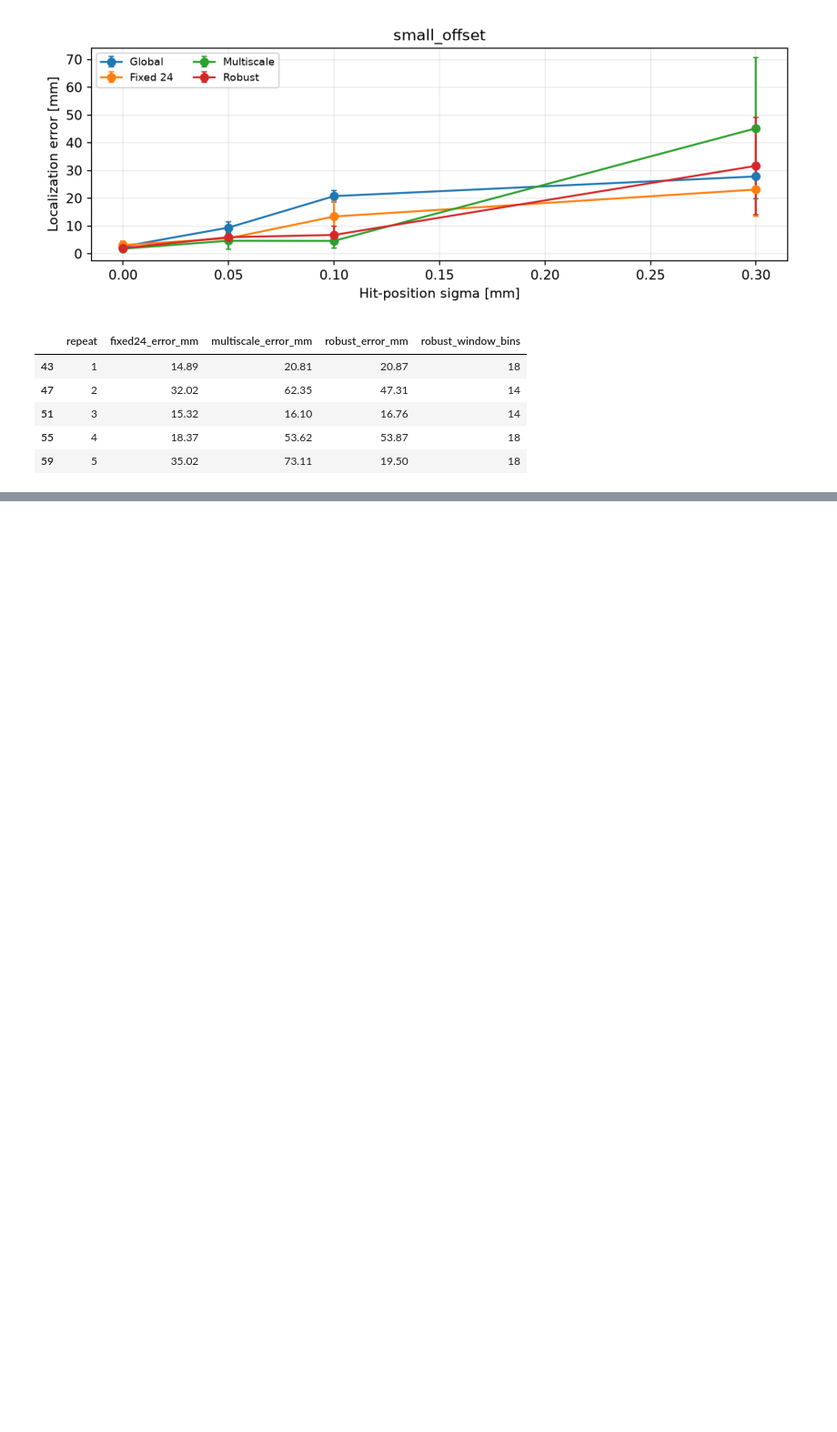
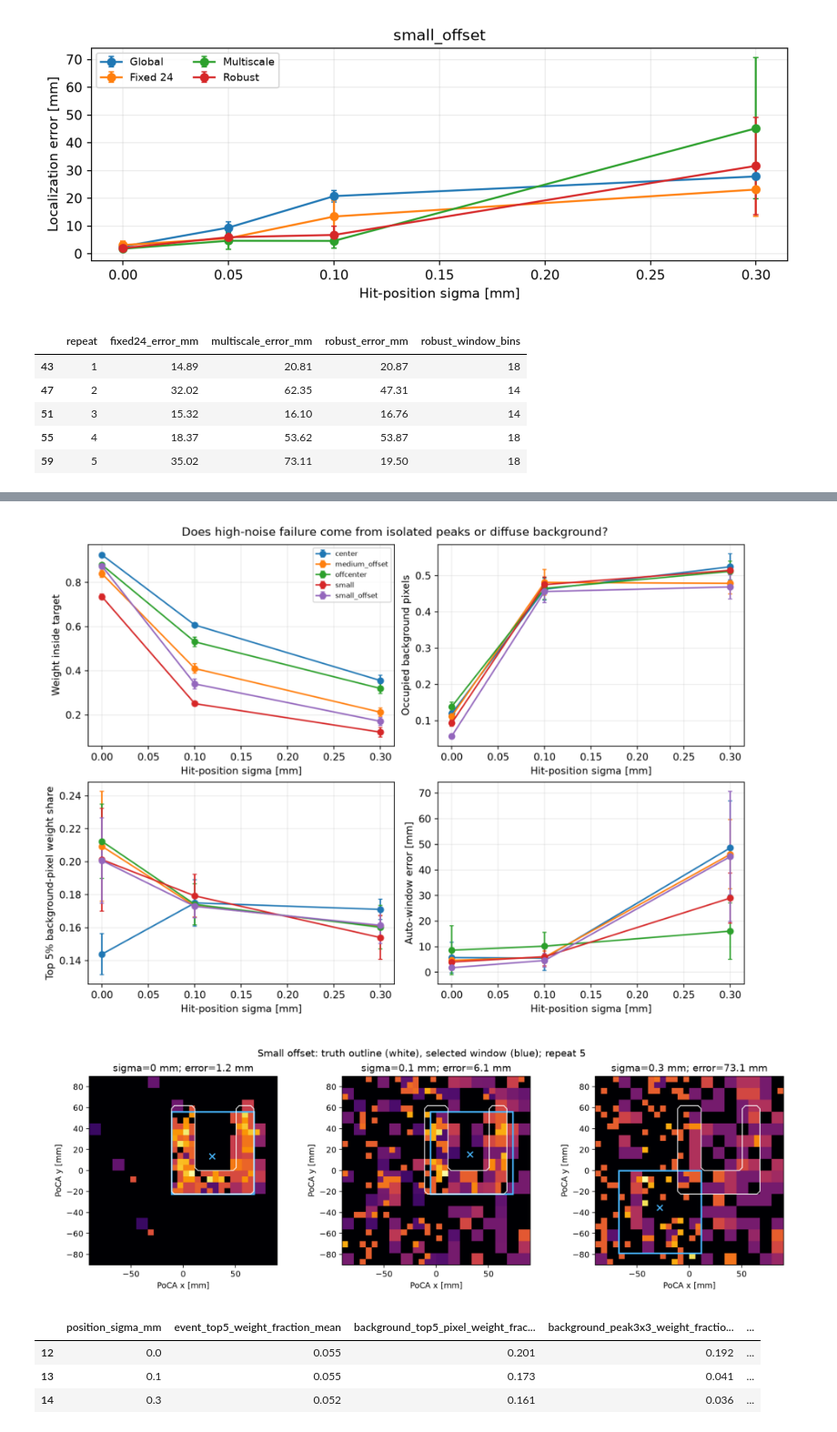
Before and after one commit to Xuyysy/muon-imaging-reconstruction, a Jupyter notebook: muon_analysis/analysis.ipynb, the cells around one changed output, grey strips where cells are left out. Shown at 91% size. Drawn from its saved outputs; the diff is of its cells as text; code cells hidden in the pictures; blank space fills up the shorter version.

Commit message:
experiment: trace noisy PoCA background to event selection turnover

```diff
--- a/muon_analysis/analysis.ipynb
+++ b/muon_analysis/analysis.ipynb
@@ -1169,0 +1176,16 @@ display(holdout_repeats[
+# %%
+# 已生成的配对诊断结果：只读取 CSV，不重新运行仿真。
+HOTSPOT_DIR = Path('hotspot_diagnosis_results')
+hotspot_summary = pd.read_csv(HOTSPOT_DIR / 'hotspot_diagnosis_summary.csv')
+
+# 先看没有噪声和较高噪声的变化。背景最亮 5% 占比越高，越像少数热点主导。
+display(hotspot_summary[
+    hotspot_summary['position_sigma_mm'].isin([0.0, 0.30])
+][[
+    'scenario', 'position_sigma_mm',
+    'selected_events_mean', 'event_max_weight_fraction_mean',
+    'event_target_weight_fraction_mean', 'target_image_weight_fraction_mean',
+    'background_occupied_fraction_mean',
+    'background_top5_pixel_weight_fraction_mean',
+    'auto_error_mm_mean'
+]].round(3))
@@ -1169,0 +1212,27 @@ display(holdout_repeats[
+# %%
+# 整体趋势图和同一批事件的三档误差图。
+for image_name, height in (
+    ('hotspot_failure_diagnostics.png', 8),
+    ('small_offset_same_events_noise_progression.png', 5),
+):
+    plt.figure(figsize=(13, height))
+    plt.imshow(plt.imread(HOTSPOT_DIR / image_name))
+    plt.axis('off')
+    plt.show()
+
+# 验证“最高 5% 事件”与“最高 5% 背景正像素”不是同一个指标。
+display(hotspot_summary[
+    hotspot_summary['scenario'] == 'small_offset'
+][[
+    'position_sigma_mm', 'event_top5_weight_fraction_mean',
+    'background_top5_pixel_weight_fraction_mean',
+    'background_peak3x3_weight_fraction_mean',
+    'auto_window_background_fraction_mean'
+]].round(3))
+# %% [output]
+[figure, added]
+[figure, added]
+|  | position_sigma_mm | event_top5_weight_fraction_mean | background_top5_pixel_weight_frac... | background_peak3x3_weight_fractio... | ... |
+| 12 | 0.0 | 0.055 | 0.201 | 0.192 | ... |
+| 13 | 0.1 | 0.055 | 0.173 | 0.041 | ... |
+| 14 | 0.3 | 0.052 | 0.161 | 0.036 | ... |
```
Also changed, not shown: parts of 7 cells of this notebook, 11 other files.
